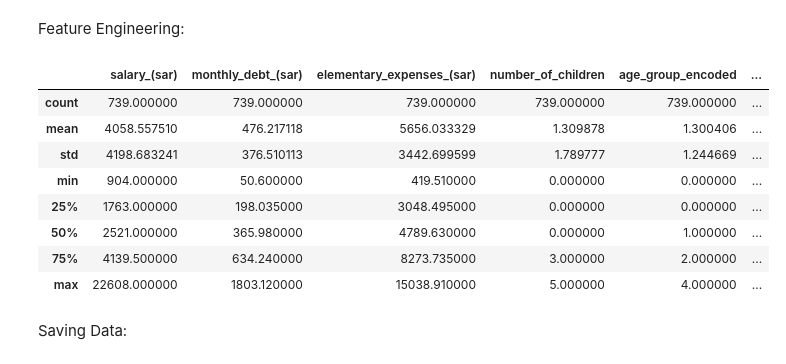
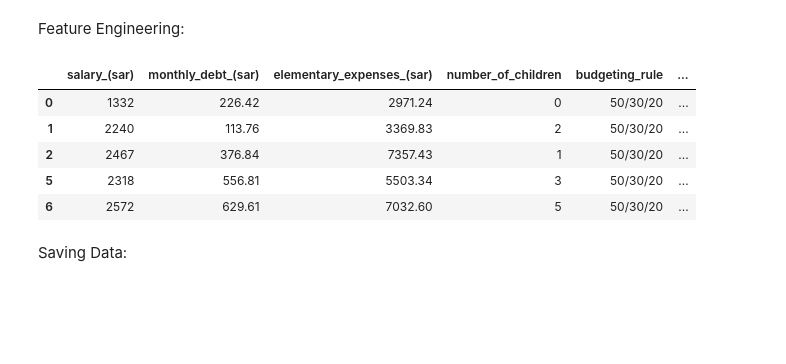
Before and after one commit to KhalidAlqhtani/IDSS-using-RF-Model-, a Jupyter notebook: Data_Cleaning.ipynb, the cells around one changed output. Saved outputs shown, nothing was run; the diff lists cells and outputs as text; code cells hidden in the pictures; blank space fills up the shorter version.

```diff
--- a/Data_Cleaning.ipynb
+++ b/Data_Cleaning.ipynb
@@ -153,26 +153,24 @@ Feature Engineering:
 # %%
 # Create new features
 data['debt_to_income_ratio'] = data['monthly_debt_(sar)'] / data['salary_(sar)']
 data['savings_ratio'] = data['elementary_expenses_(sar)'] / data['salary_(sar)']
 
 # Handle infinite or NaN values due to division
 data['debt_to_income_ratio'] = data['debt_to_income_ratio'].replace([np.inf, -np.inf], np.nan).fillna(0)
 data['savings_ratio'] = data['savings_ratio'].replace([np.inf, -np.inf], np.nan).fillna(0)
 
 # Drop irrelevant columns
 data = data.drop(columns=['name'])
 
 data.describe()
+data.head()
 # %% [output]
-|  | salary_(sar) | monthly_debt_(sar) | elementary_expenses_(sar) | number_of_children | age_group_encoded | ... |
-| count | 739.000000 | 739.000000 | 739.000000 | 739.000000 | 739.000000 | ... |
-| mean | 4058.557510 | 476.217118 | 5656.033329 | 1.309878 | 1.300406 | ... |
-| std | 4198.683241 | 376.510113 | 3442.699599 | 1.789777 | 1.244669 | ... |
-| min | 904.000000 | 50.600000 | 419.510000 | 0.000000 | 0.000000 | ... |
-| 25% | 1763.000000 | 198.035000 | 3048.495000 | 0.000000 | 0.000000 | ... |
-| 50% | 2521.000000 | 365.980000 | 4789.630000 | 0.000000 | 1.000000 | ... |
-| 75% | 4139.500000 | 634.240000 | 8273.735000 | 3.000000 | 2.000000 | ... |
-| max | 22608.000000 | 1803.120000 | 15038.910000 | 5.000000 | 4.000000 | ... |
+|  | salary_(sar) | monthly_debt_(sar) | elementary_expenses_(sar) | number_of_children | budgeting_rule | ... |
+| 0 | 1332 | 226.42 | 2971.24 | 0 | 50/30/20 | ... |
+| 1 | 2240 | 113.76 | 3369.83 | 2 | 50/30/20 | ... |
+| 2 | 2467 | 376.84 | 7357.43 | 1 | 50/30/20 | ... |
+| 5 | 2318 | 556.81 | 5503.34 | 3 | 50/30/20 | ... |
+| 6 | 2572 | 629.61 | 7032.60 | 5 | 50/30/20 | ... |
 # %% [markdown]
 Saving Data:
 # %%
```
Also changed, not shown: parts of 2 cells of this notebook, 8 other files.
